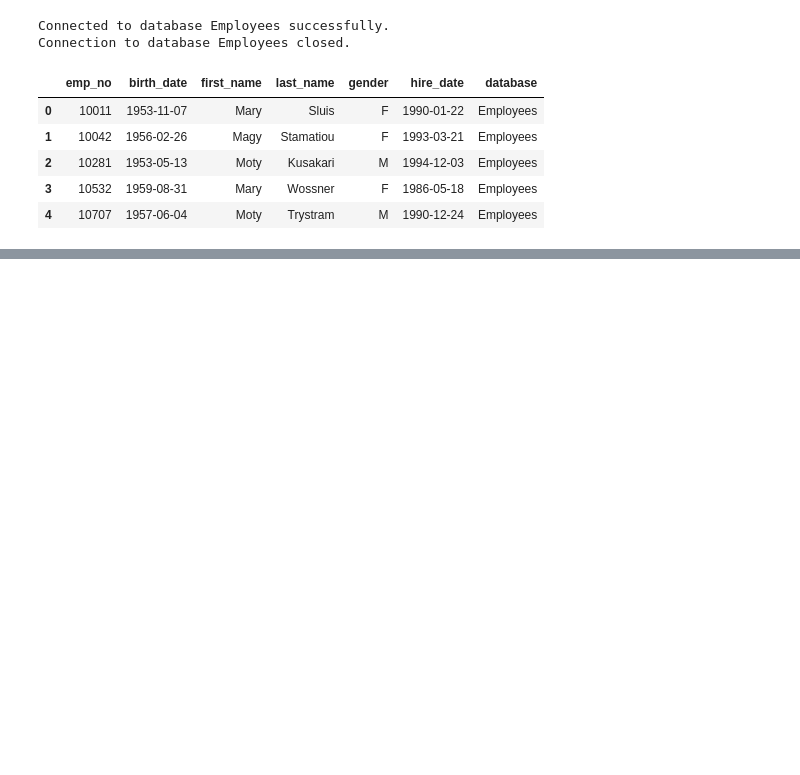
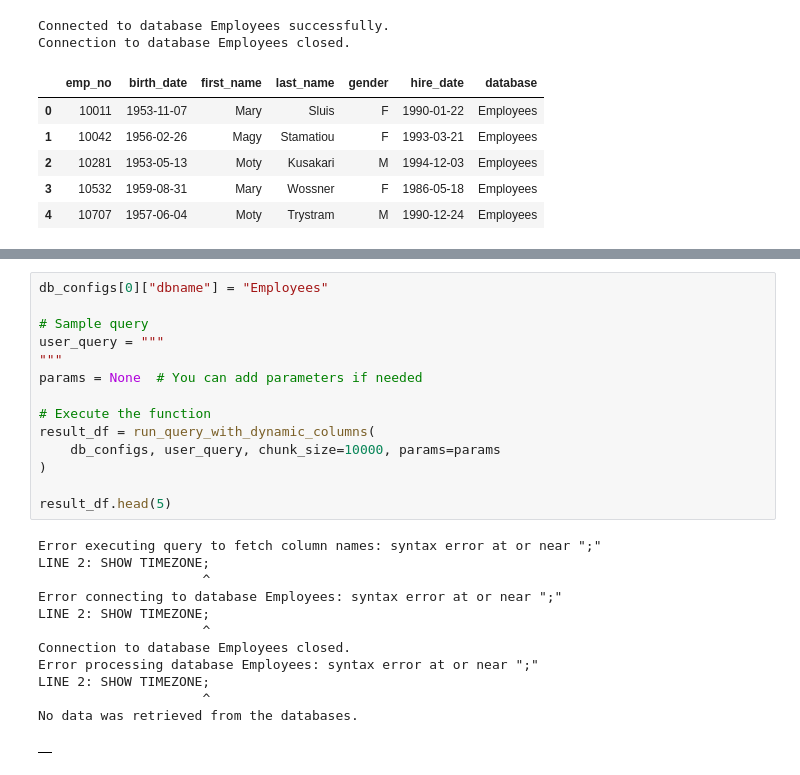
Before and after one commit to rameshkanna74/Bankai, a Jupyter notebook: postgres/01_basic.ipynb, the cells around one changed output, grey strips where cells are left out. Drawn from its saved outputs; the diff is of its cells as text; blank space fills up the shorter version.

```diff
--- a/postgres/01_basic.ipynb
+++ b/postgres/01_basic.ipynb
@@ -1035,0 +1832,27 @@ Connection to database Employees closed.
+# %%
+db_configs[0]["dbname"] = "Employees"
+
+# Sample query
+user_query = """
+"""
+params = None  # You can add parameters if needed
+
+# Execute the function
+result_df = run_query_with_dynamic_columns(
+    db_configs, user_query, chunk_size=10000, params=params
+)
+
+result_df.head(5)
+# %% [output]
+Error executing query to fetch column names: syntax error at or near ";"
+LINE 2: SHOW TIMEZONE;
+                     ^
+Error connecting to database Employees: syntax error at or near ";"
+LINE 2: SHOW TIMEZONE;
+                     ^
+Connection to database Employees closed.
+Error processing database Employees: syntax error at or near ";"
+LINE 2: SHOW TIMEZONE;
+                     ^
+No data was retrieved from the databases.
+|  |
```
Also changed, not shown: parts of 6 cells of this notebook, 4 other files.
